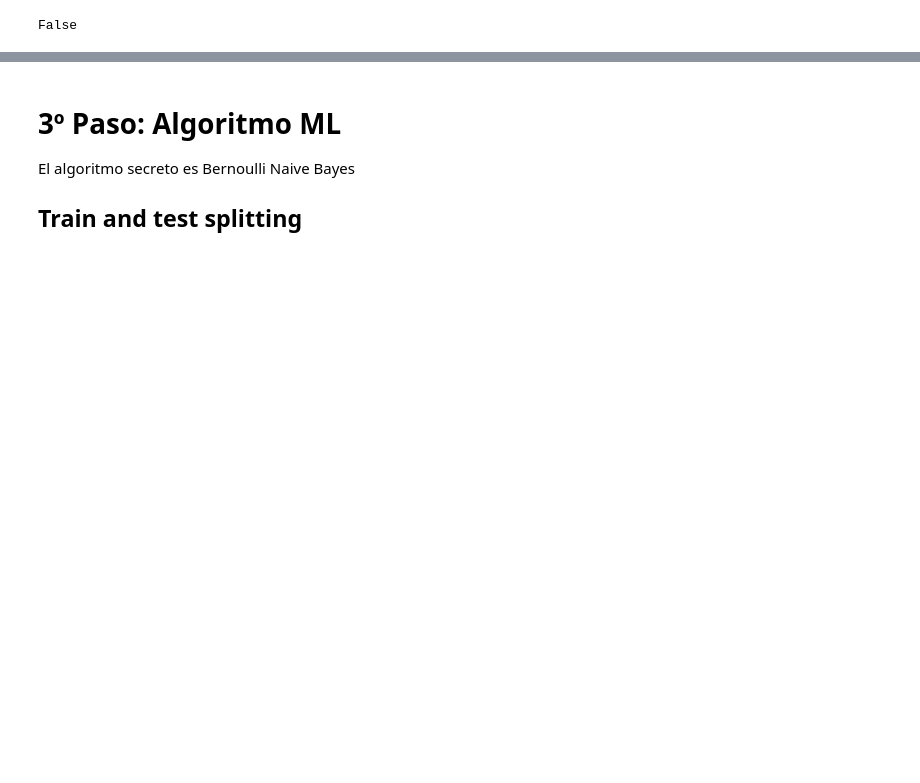
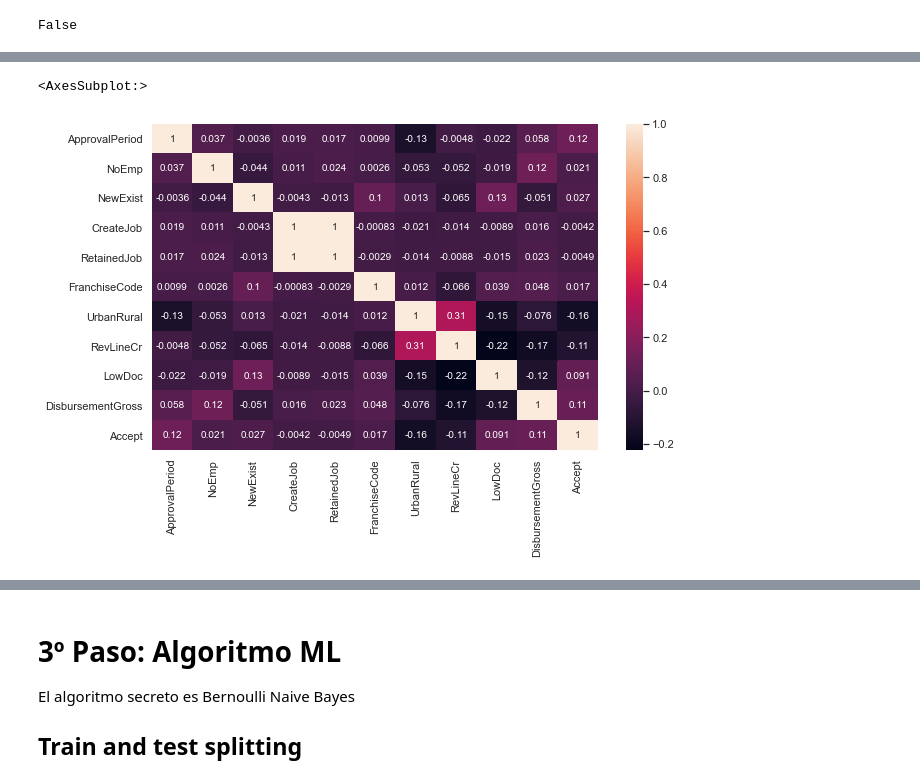
Before and after one commit to steanleo/KaggleChallenge, a Jupyter notebook: notebook/Reto_creditos.ipynb, the cells around one changed output, grey strips where cells are left out. Saved outputs shown, nothing was run; the diff lists cells and outputs as text; code cells hidden in the pictures; blank space fills up the shorter version.

```diff
--- a/notebook/Reto_creditos.ipynb
+++ b/notebook/Reto_creditos.ipynb
@@ -348,0 +359,6 @@ plt.show()
+# %%
+plt.figure(figsize=(10,6))
+sns.heatmap(df_train.corr(), annot=True)
+# %% [output]
+<AxesSubplot:>
+[figure, added]
```
Also changed, not shown: parts of 65 cells of this notebook, 1 other file.
